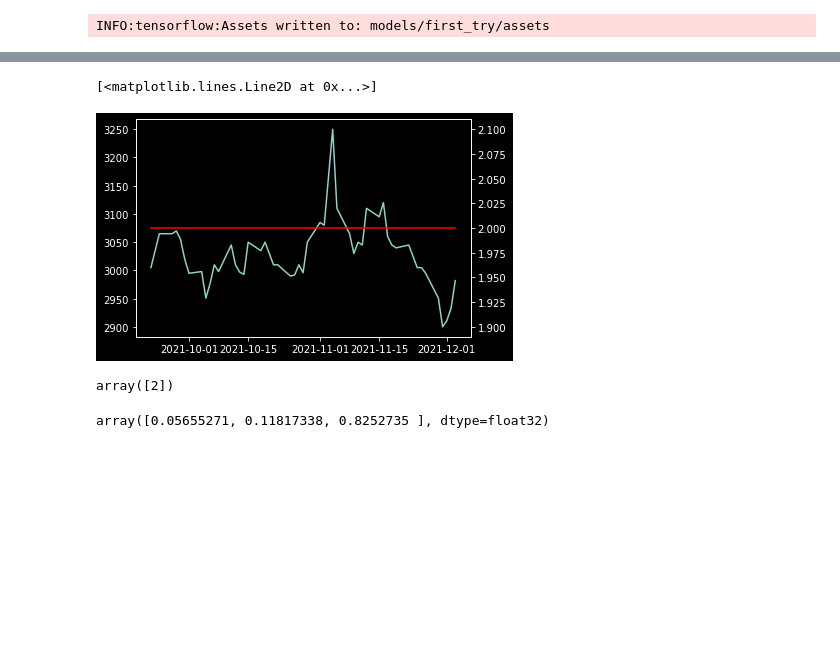
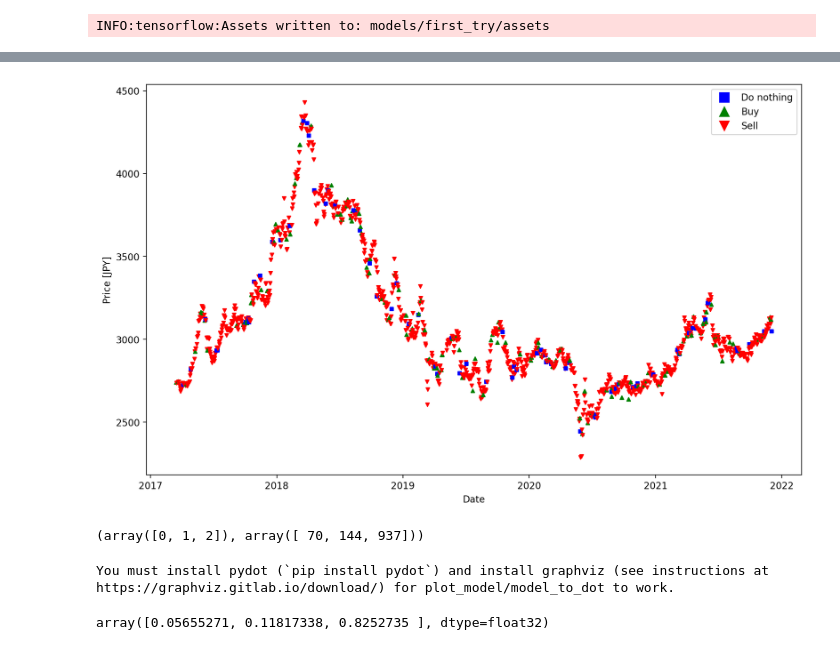
Before and after one commit to frederikzobbe/Machine-Learning-in-Finance, a Jupyter notebook: reinforcement_learning/rl.ipynb, the cells around one changed output, grey strips where cells are left out. Cells and saved outputs as stored; diff of their text form; code cells hidden in the pictures; blank space fills up the shorter version.

```diff
--- a/reinforcement_learning/rl.ipynb
+++ b/reinforcement_learning/rl.ipynb
@@ -211,17 +225,27 @@ WARNING:absl:Found untraced functions such as lstm_cell_layer_call_fn, lstm_cell
 INFO:tensorflow:Assets written to: models/first_try/assets
 INFO:tensorflow:Assets written to: models/first_try/assets
 # %%
+model = keras.models.load_model('models/first_try')
+
 rl_env.reset_state()
 new_dataset = make_simple_dataset(num_points,rl_env)
 actions = []
 action_probs_list = []
+colors = []
+markers = []
+marker_dict = {'0':"s",'1':"^",'2':"v"}
+colordict = {'0':'b','1':'g','2':'r'}
 
 for state in new_dataset['x']:
     state = tf.convert_to_tensor(state)
     state = tf.expand_dims(state, 0)
 
     action_probs, critic = model(state)
-    action_probs_list.append(action_probs)
-    actions.append(np.argmax(action_probs))
+    action_probs_list.append(action_probs.numpy().squeeze())
+    action = np.random.choice(3,p=action_probs.numpy().squeeze())
+    actions.append(action)
+    colors.append(colordict[str(action)])
+    markers.append(marker_dict[str(action)])
 
 new_dataset['actions']=actions
+new_dataset['markers']=markers
@@ -228,15 +256,39 @@ new_dataset['actions']=actions
-# %%
-fig,ax=plt.subplots()
-ax.plot(new_dataset['y_inv_trans'].iloc[-50:])
-ax2=ax.twinx()
-ax2.plot(new_dataset['actions'].iloc[-50:],c='r')
-# %% [output]
-[<matplotlib.lines.Line2D at 0x...>]
-[figure, removed]
+# %%
+new_dataset['colors']=colors
+import matplotlib.lines as mlines
+with plt.style.context('default'):
+
+    fig,ax=plt.subplots()
+    fig.set_size_inches(12.5, 7.5)
+    fig.set_dpi(200)
+    # cmap = mpl.cm.ScalarMappable(cmap='viridis')
+    # cmap.set_clim(0,2)
+    for i in range(len(new_dataset['y'])):
+        ax.scatter(new_dataset.index.to_list()[i],rl_env.full_dataset.iloc[i],c=new_dataset['colors'][i],marker=markers[i],s=15)#cmap.to_rgba(new_dataset['actions'].iloc[-50:]))
+
+    blue_star = mlines.Line2D([], [], color='blue', marker='s', linestyle='None',
+                            markersize=10, label='Do nothing')
+    red_square = mlines.Line2D([], [], color='green', marker="^", linestyle='None',
+                            markersize=10, label='Buy')
+    purple_triangle = mlines.Line2D([], [], color='red', marker="v", linestyle='None',
+                            markersize=10, label='Sell')
+    ax.set_xlabel('Date')
+    ax.set_ylabel('Price [JPY]')
+    plt.legend(handles=[blue_star, red_square, purple_triangle])
+
+
+# ax2=ax.twinx()
+# ax2.scatter(new_dataset['actions'].iloc[-50:])
+# %% [output]
+[figure, added]
 # %%
-np.unique(actions)
+np.unique(actions,return_counts=True)
 # %% [output]
-array([2])
+(array([0, 1, 2]), array([ 70, 144, 937]))
+# %%
+keras.utils.plot_model(model)
+# %% [output]
+You must install pydot (`pip install pydot`) and install graphviz (see instructions at https://graphviz.gitlab.io/download/) for plot_model/model_to_dot to work.
 # %%
 a=[]
 for ac in action_probs_list:
```
Also changed, not shown: parts of 6 cells of this notebook, 2 other files.
